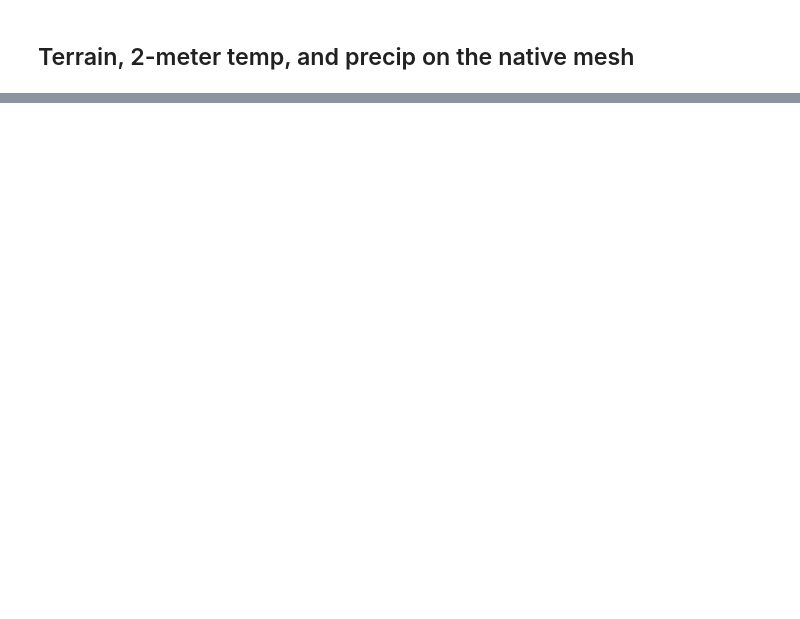
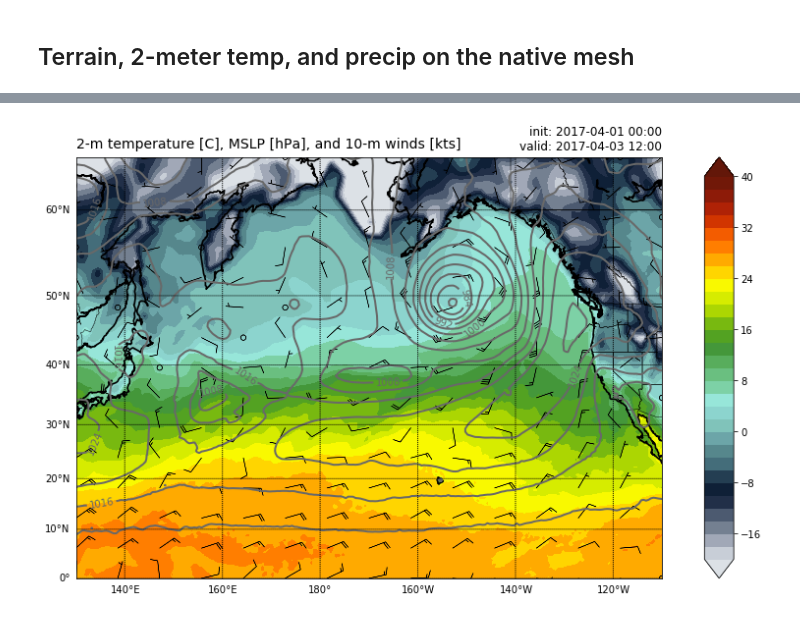
Before and after one commit to njweber2/mpas_python-1, a Jupyter notebook: scripts/test_mpas_tools.ipynb, the cells around one changed output, grey strips where cells are left out. Drawn from its saved outputs; the diff is of its cells as text; code cells hidden in the pictures; blank space fills up the shorter version.

```diff
--- a/scripts/test_mpas_tools.ipynb
+++ b/scripts/test_mpas_tools.ipynb
@@ -131,0 +143,7 @@ Defining patch collection on MPAS grid...
+# %%
+from mpasoutput import MPASprocessed
+del mpas_fcst
+# this MPAS file was create using Michael Duda's convert_mpas utility
+# "./convert_mpas tropical_24km.init.nc diag.*.nc"  (produced file "latlon.nc" which I renamed)
+ncfile = '{}/diags.latlon.nc'.format(workdir)
+mpas_fcst = MPASprocessed.from_netcdf(ncfile, datetime(2017,4,1,0), 1)
@@ -131,0 +152,10 @@ Defining patch collection on MPAS grid...
+# %%
+import plotting_mpas_latlon as plotmpas
+import warnings
+warnings.filterwarnings('ignore')
+
+valid_dt = datetime(2017, 4, 3, 12)
+fig, ax, cax, m = plotmpas.draw_fig_axes(proj='mercNP')
+plotmpas.plot_precip_mslp(m, ax, cax, mpas_fcst, idate=mpas_fcst.idate,
+                          vdate=valid_dt, swaplons=True)
+plt.show()
@@ -131,0 +165,7 @@ Defining patch collection on MPAS grid...
+# %%
+fig, ax, cax, m = plotmpas.draw_fig_axes(proj='mercNP')
+plotmpas.plot_t2m_mslp(m, ax, cax, mpas_fcst, idate=mpas_fcst.idate,
+                       vdate=valid_dt, swaplons=True)
+plt.show()
+# %% [output]
+[figure, added]
```
Also changed, not shown: parts of 14 cells of this notebook, 3 other files.
